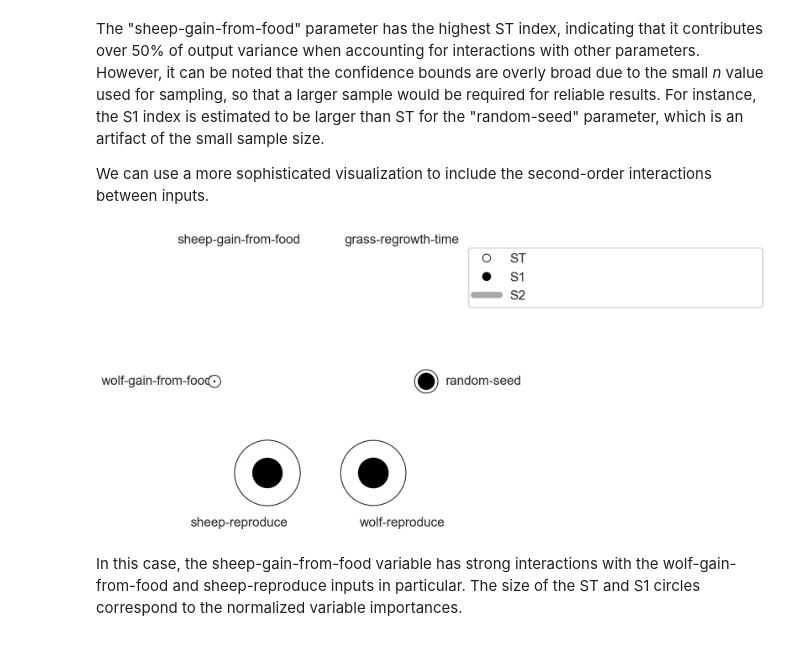
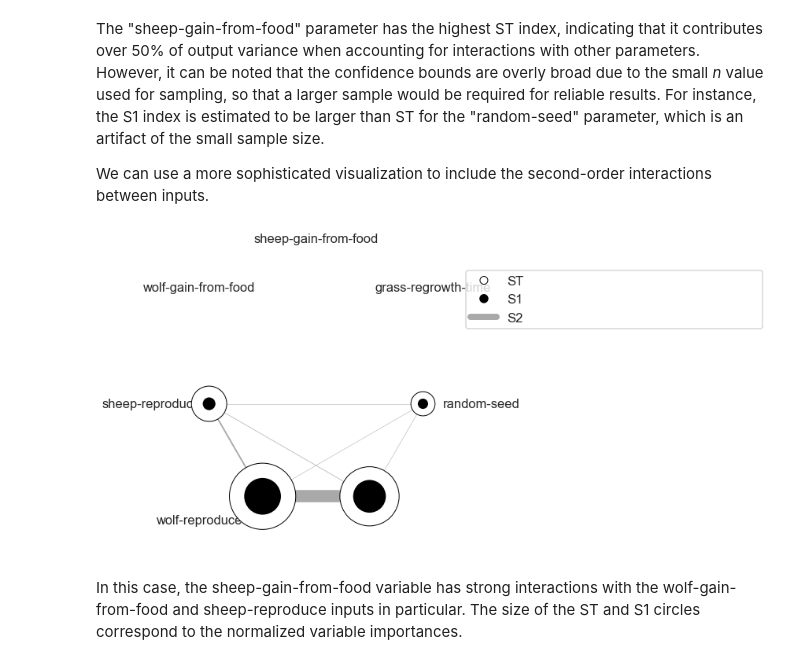
Before and after one commit to quaquel/pyNetLogo, a Jupyter notebook: examples/SALib_sequential.ipynb, the cells around one changed output. Drawn from its saved outputs; the diff is of its cells as text; code cells hidden in the pictures.

```diff
--- a/examples/SALib_sequential.ipynb
+++ b/examples/SALib_sequential.ipynb
@@ -54,5 +46,5 @@ The SALib sampler will automatically generate an appropriate number of samples f
 
 For more complex analyses, parallelizing the experiments can significantly improve performance. An additional notebook in the pyNetLogo repository demonstrates the use of the ipyparallel library; parallel processing for NetLogo models is also supported by the Exploratory Modeling Workbench (Kwakkel, 2017).
 # %%
-n = 10
+n = 1000
 param_values = saltelli.sample(problem, n, calc_second_order=True)
@@ -139,7 +136,7 @@ plt.show()
 # %% [markdown]
 Bivariate scatter plots can be useful to visualize relationships between each input parameter and the outputs. Taking the outcome for the average sheep count as an example, we obtain the following, using the scipy library to calculate the Pearson correlation coefficient (r) for each parameter:
 # %%
-%matplotlib
+%matplotlib inline
 import scipy
 
 nrow=2
@@ -150,7 +147,7 @@ y = results['Avg. sheep']
 
 for i, a in enumerate(ax.flatten()):
     x = param_values[:,i]
-    sns.regplot(x, y, ax=a, ci=None, color='k',scatter_kws={'alpha':0.2, 's':4, 'color':'gray'})
+    sns.regplot(x=x, y=y, ax=a, ci=None, color='k',scatter_kws={'alpha':0.2, 's':4, 'color':'gray'})
     pearson = scipy.stats.pearsonr(x, y)
     a.annotate("r: {:6.3f}".format(pearson[0]), xy=(0.15, 0.85), xycoords='axes fraction',fontsize=13)
     if divmod(i,ncol)[1]>0:
@@ -300,8 +296,7 @@ def plot_sobol_indices(sobol_indices, criterion='ST', threshold=0.01):
     ax = fig.add_subplot(111, polar=True)
     ax.grid(False)
     ax.spines['polar'].set_visible(False)
-    ax.set_xticks(ticklocs)
-
+#     ax.set_xticks(ticklocs)
     ax.set_xticklabels(names)
     ax.set_yticklabels([])
     ax.set_ylim(ymax=1.4)
@@ -326,34 +321,34 @@ def plot_sobol_indices(sobol_indices, criterion='ST', threshold=0.01):
 
     return fig
 
 
 from matplotlib.legend_handler import HandlerPatch
 class HandlerCircle(HandlerPatch):
     def create_artists(self, legend, orig_handle,
                        xdescent, ydescent, width, height, fontsize, trans):
         center = 0.5 * width - 0.5 * xdescent, 0.5 * height - 0.5 * ydescent
         p = plt.Circle(xy=center, radius=orig_handle.radius)
         self.update_prop(p, orig_handle, legend)
         p.set_transform(trans)
         return [p]
 
 def legend(ax):
     some_identifiers = [plt.Circle((0,0), radius=5, color='k', fill=False, lw=1),
                         plt.Circle((0,0), radius=5, color='k', fill=True),
                         plt.Line2D([0,0.5], [0,0.5], lw=8, color='darkgray')]
     ax.legend(some_identifiers, ['ST', 'S1', 'S2'],
               loc=(1,0.75), borderaxespad=0.1, mode='expand',
               handler_map={plt.Circle: HandlerCircle()})
 
 
 sns.set_style('whitegrid')
 fig = plot_sobol_indices(Si, criterion='ST', threshold=0.005)
 fig.set_size_inches(7,7)
 #plt.savefig('JASSS figures/Figure 8 - Interactions.pdf', bbox_inches='tight')
 #plt.savefig('JASSS figures/Figure 8 - Interactions.png', dpi=300, bbox_inches='tight')
 plt.show()
 # %% [output]
-[figure, old version]
+[figure, new version]
 # %% [markdown]
 In this case, the sheep-gain-from-food variable has strong interactions with the wolf-gain-from-food and sheep-reproduce inputs in particular. The size of the ST and S1 circles correspond to the normalized variable importances.
 # %% [markdown]
```
Also changed, not shown: parts of 10 cells of this notebook, 20 other files.
